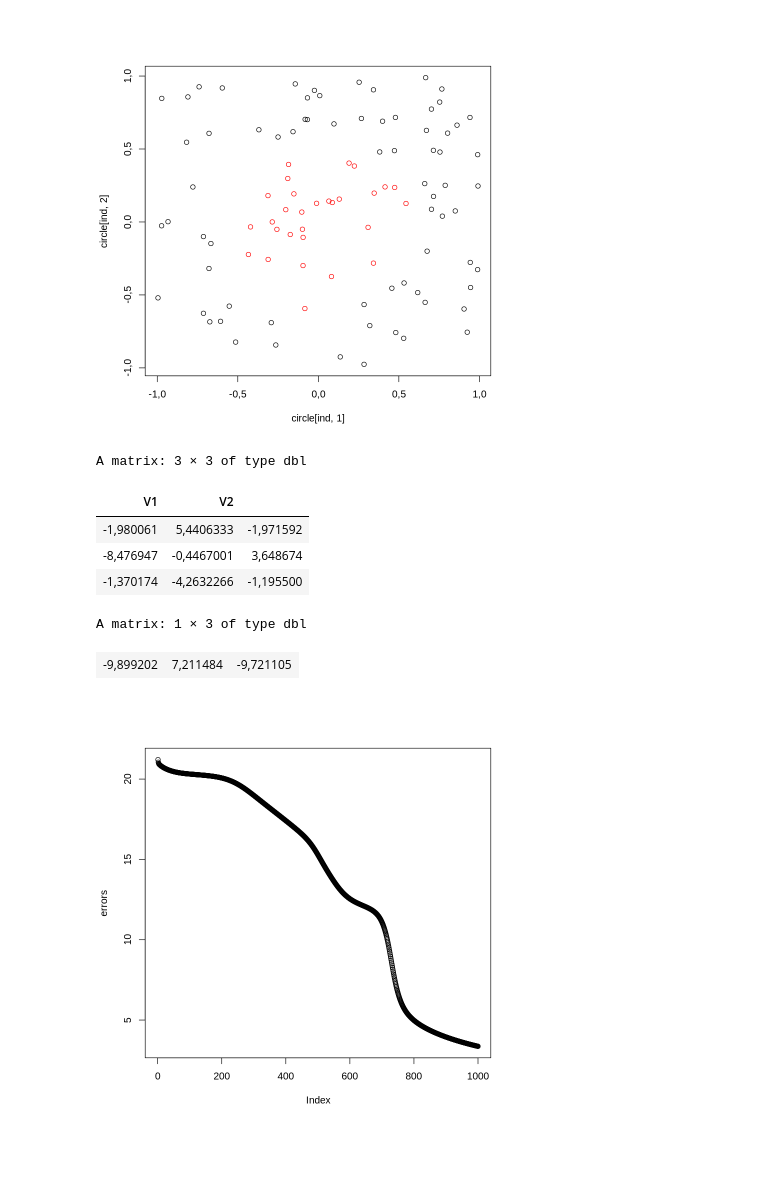
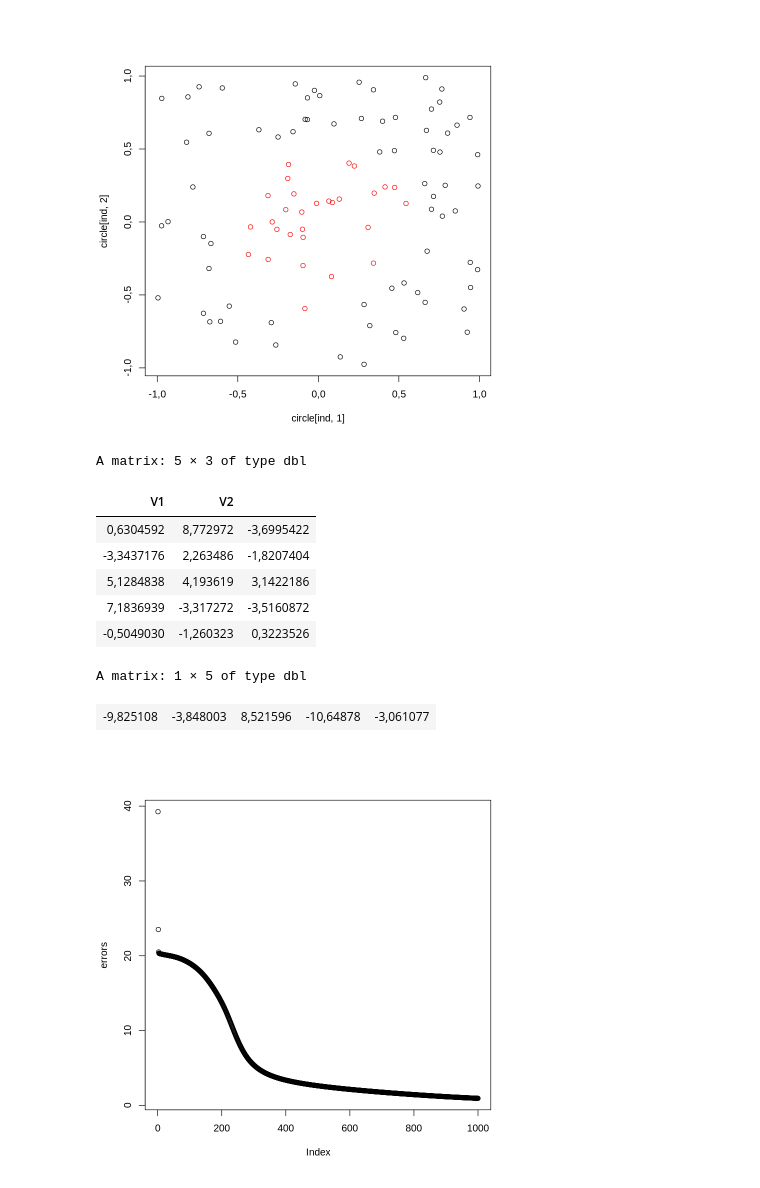
Before and after one commit to NTrevisani/DataScienceMaster, a Jupyter notebook: MachineLearning_1/Practica1/Tarea1_NicoloTrevisani.ipynb, the cells around one changed output. Drawn from its saved outputs; the diff is of its cells as text; code cells hidden in the pictures; blank space fills up the shorter version.

```diff
--- a/MachineLearning_1/Practica1/Tarea1_NicoloTrevisani.ipynb
+++ b/MachineLearning_1/Practica1/Tarea1_NicoloTrevisani.ipynb
@@ -97,11 +150,15 @@ return(Weights)
 # %%
-backprop_mlp(a, b, h = 3, epochs= 1000, eta = 0.1)
+set.seed(1)
+
+backprop_mlp(a, b, h = 5, epochs= 1000, eta = 0.1)
 # %% [output]
-A matrix: 3 × 3 of type dbl
+A matrix: 5 × 3 of type dbl
 | V1 | V2 |  |
-| -1,980061 | 5,4406333 | -1,971592 |
-| -8,476947 | -0,4467001 | 3,648674 |
-| -1,370174 | -4,2632266 | -1,195500 |
+| 0,6304592 | 8,772972 | -3,6995422 |
+| -3,3437176 | 2,263486 | -1,8207404 |
+| 5,1284838 | 4,193619 | 3,1422186 |
+| 7,1836939 | -3,317272 | -3,5160872 |
+| -0,5049030 | -1,260323 | 0,3223526 |
-A matrix: 1 × 3 of type dbl
+A matrix: 1 × 5 of type dbl
-| -9,899202 | 7,211484 | -9,721105 |
+| -9,825108 | -3,848003 | 8,521596 | -10,64878 | -3,061077 |
-[figure, old version]
+[figure, new version]
```
Also changed, not shown: parts of 3 cells of this notebook, 2 other files.
